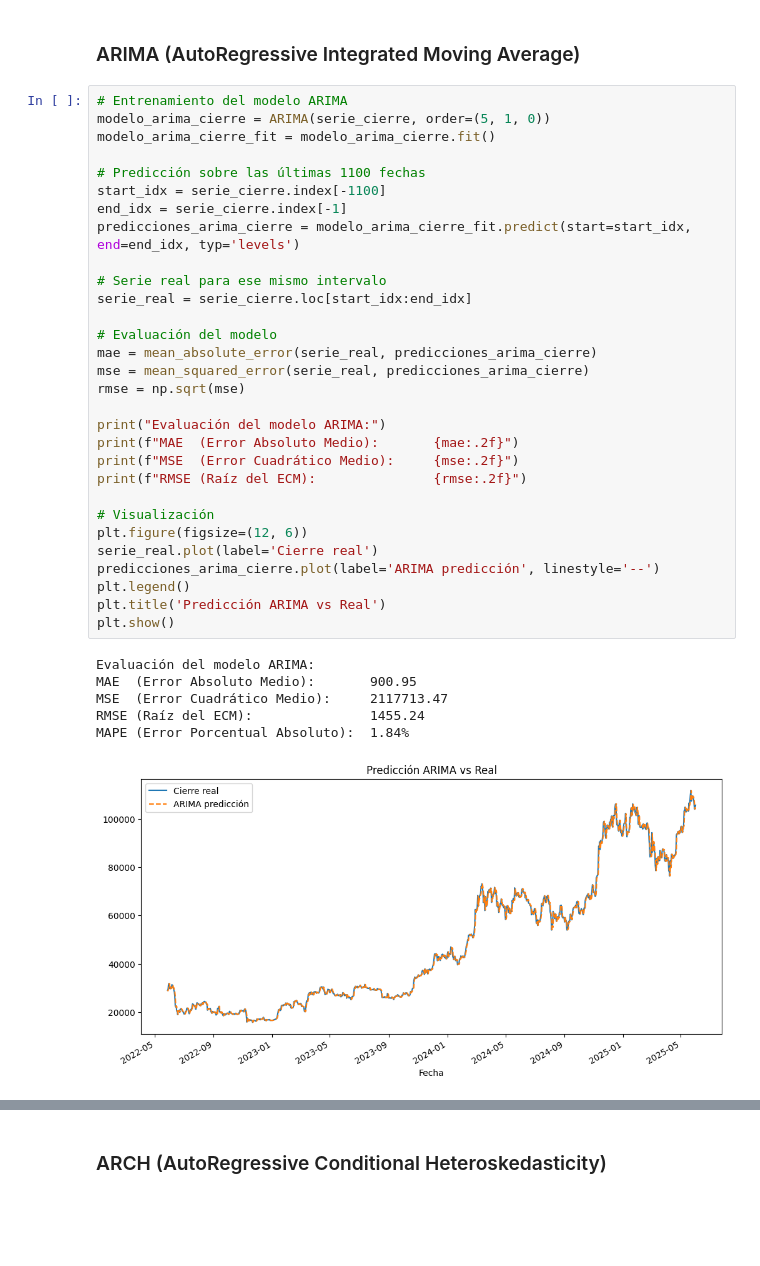
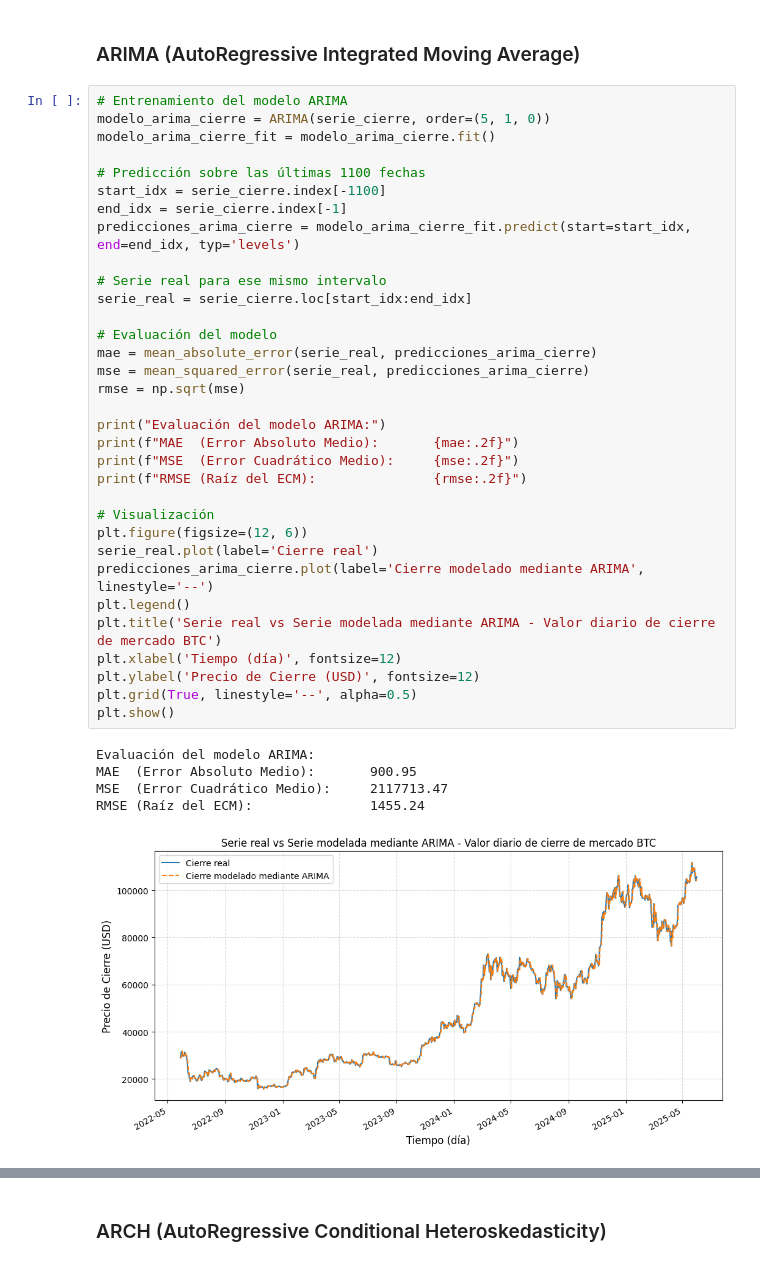
Before and after one commit to fabriciolopretto/BTC_Time_Series_Models, a Jupyter notebook: scripts/BTC_fernandez_lopretto_quiros_villanueva.ipynb, the cells around one changed output, grey strips where cells are left out. Drawn from its saved outputs; the diff is of its cells as text; blank space fills up the shorter version.

```diff
--- a/scripts/BTC_fernandez_lopretto_quiros_villanueva.ipynb
+++ b/scripts/BTC_fernandez_lopretto_quiros_villanueva.ipynb
@@ -368,34 +369,36 @@ modelo_arima_cierre = ARIMA(serie_cierre, order=(5, 1, 0))
 modelo_arima_cierre_fit = modelo_arima_cierre.fit()
 
 # Predicción sobre las últimas 1100 fechas
 start_idx = serie_cierre.index[-1100]
 end_idx = serie_cierre.index[-1]
 predicciones_arima_cierre = modelo_arima_cierre_fit.predict(start=start_idx, end=end_idx, typ='levels')
 
 # Serie real para ese mismo intervalo
 serie_real = serie_cierre.loc[start_idx:end_idx]
 
 # Evaluación del modelo
 mae = mean_absolute_error(serie_real, predicciones_arima_cierre)
 mse = mean_squared_error(serie_real, predicciones_arima_cierre)
 rmse = np.sqrt(mse)
 
 print("Evaluación del modelo ARIMA:")
 print(f"MAE  (Error Absoluto Medio):       {mae:.2f}")
 print(f"MSE  (Error Cuadrático Medio):     {mse:.2f}")
 print(f"RMSE (Raíz del ECM):               {rmse:.2f}")
 
 # Visualización
 plt.figure(figsize=(12, 6))
 serie_real.plot(label='Cierre real')
-predicciones_arima_cierre.plot(label='ARIMA predicción', linestyle='--')
+predicciones_arima_cierre.plot(label='Cierre modelado mediante ARIMA', linestyle='--')
 plt.legend()
-plt.title('Predicción ARIMA vs Real')
+plt.title('Serie real vs Serie modelada mediante ARIMA - Valor diario de cierre de mercado BTC')
+plt.xlabel('Tiempo (día)', fontsize=12)
+plt.ylabel('Precio de Cierre (USD)', fontsize=12)
+plt.grid(True, linestyle='--', alpha=0.5)
 plt.show()
 # %% [output]
 Evaluación del modelo ARIMA:
 MAE  (Error Absoluto Medio):       900.95
 MSE  (Error Cuadrático Medio):     2117713.47
 RMSE (Raíz del ECM):               1455.24
-MAPE (Error Porcentual Absoluto):  1.84%
-[figure, old version]
+[figure, new version]
```
Also changed, not shown: parts of 30 cells of this notebook, 12 other files.
